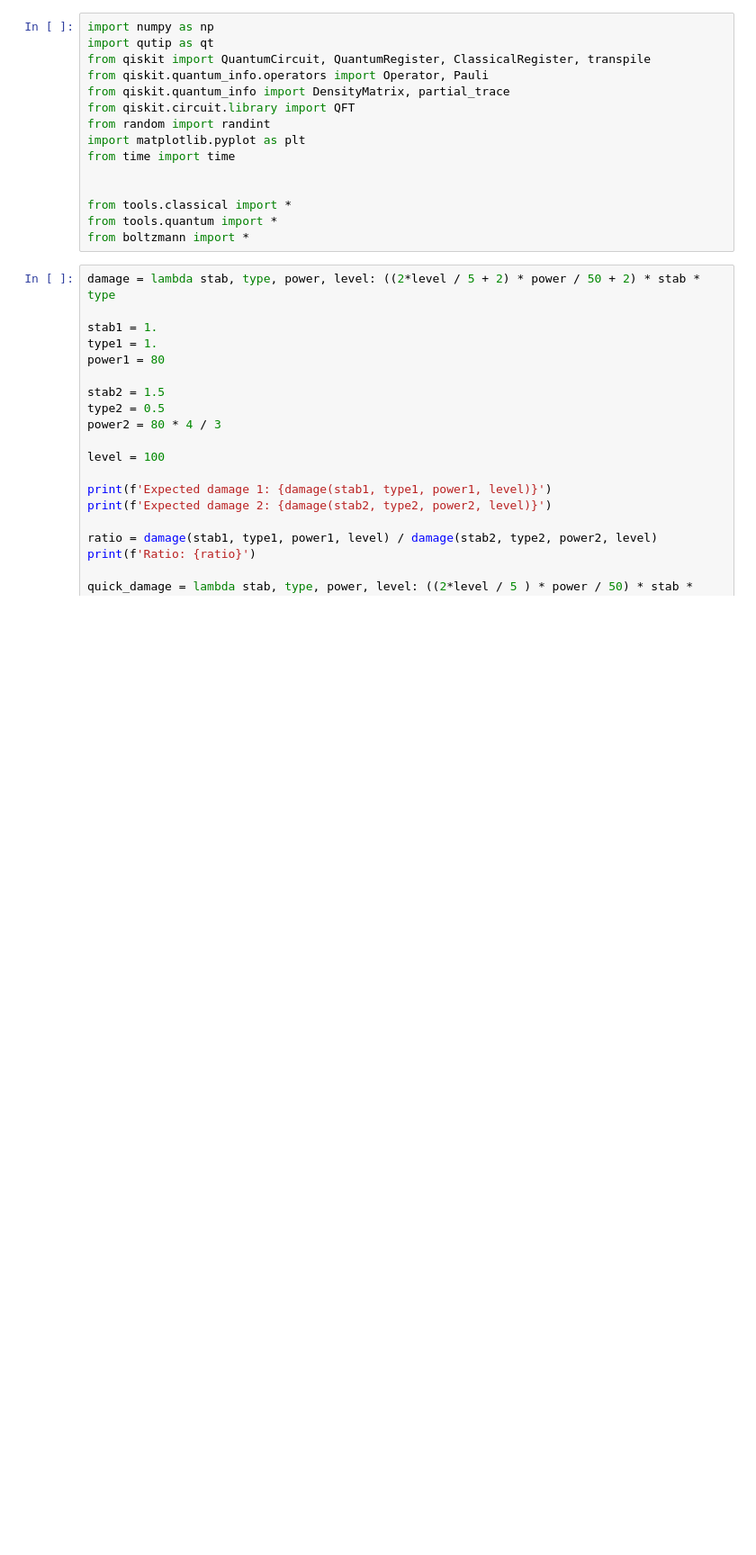
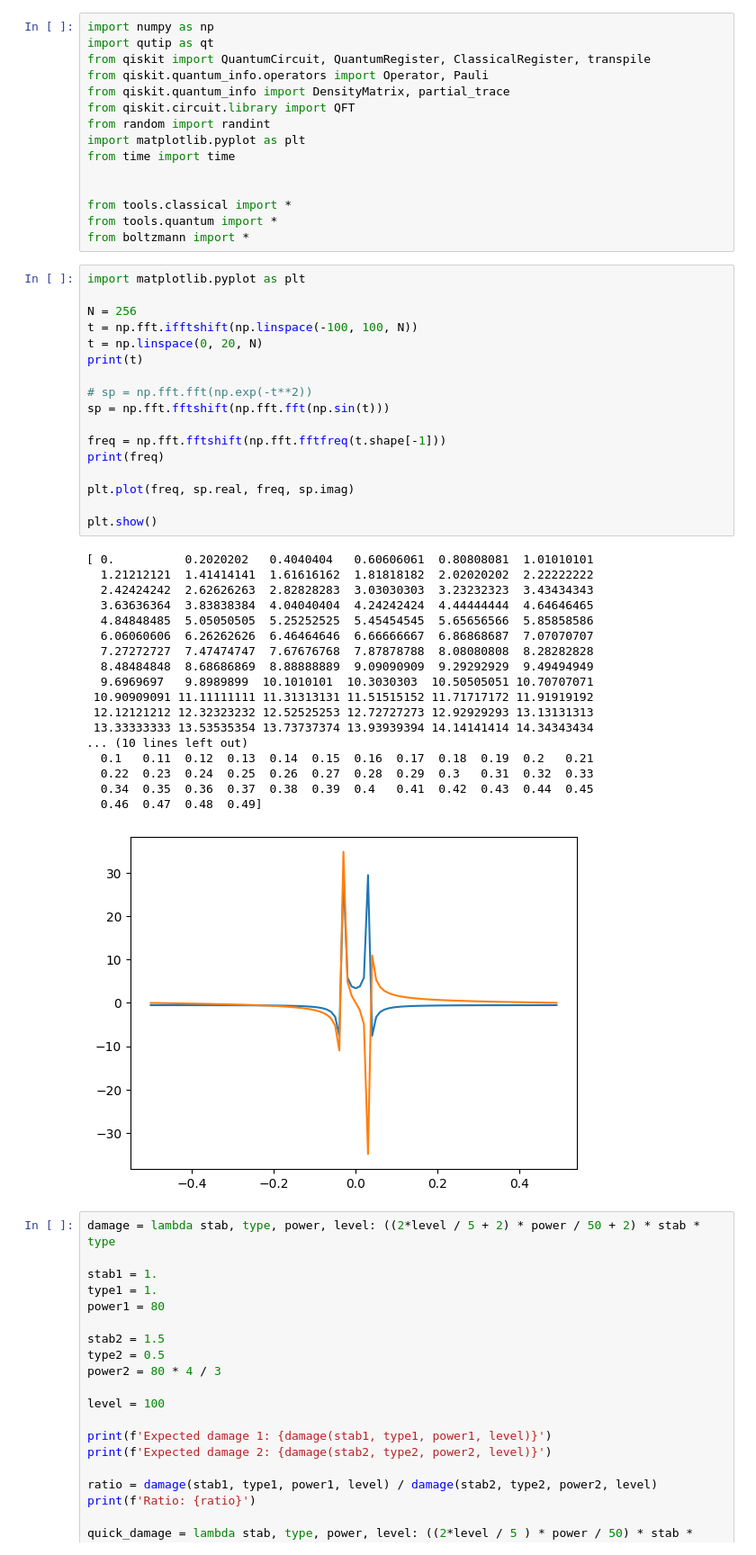
Before and after one commit to tembence/QuantumFurnace.jl, a Jupyter notebook: playground.ipynb, the cells around one changed output. Shown at 90% size. Saved outputs shown, nothing was run; the diff lists cells and outputs as text; blank space fills up the shorter version.

```diff
--- a/playground.ipynb
+++ b/playground.ipynb
@@ -13,6 +13,42 @@ from time import time
 from tools.classical import *
 from tools.quantum import *
 from boltzmann import *
+# %%
+import matplotlib.pyplot as plt
+
+N = 256
+t = np.fft.ifftshift(np.linspace(-100, 100, N))
+t = np.linspace(0, 20, N)
+print(t)
+
+# sp = np.fft.fft(np.exp(-t**2))
+sp = np.fft.fftshift(np.fft.fft(np.sin(t)))
+
+freq = np.fft.fftshift(np.fft.fftfreq(t.shape[-1]))
+print(freq)
+
+plt.plot(freq, sp.real, freq, sp.imag)
+
+plt.show()
+# %% [output]
+[ 0.          0.2020202   0.4040404   0.60606061  0.80808081  1.01010101
+  1.21212121  1.41414141  1.61616162  1.81818182  2.02020202  2.22222222
+  2.42424242  2.62626263  2.82828283  3.03030303  3.23232323  3.43434343
+  3.63636364  3.83838384  4.04040404  4.24242424  4.44444444  4.64646465
+  4.84848485  5.05050505  5.25252525  5.45454545  5.65656566  5.85858586
+  6.06060606  6.26262626  6.46464646  6.66666667  6.86868687  7.07070707
+  7.27272727  7.47474747  7.67676768  7.87878788  8.08080808  8.28282828
+  8.48484848  8.68686869  8.88888889  9.09090909  9.29292929  9.49494949
+  9.6969697   9.8989899  10.1010101  10.3030303  10.50505051 10.70707071
+ 10.90909091 11.11111111 11.31313131 11.51515152 11.71717172 11.91919192
+ 12.12121212 12.32323232 12.52525253 12.72727273 12.92929293 13.13131313
+ 13.33333333 13.53535354 13.73737374 13.93939394 14.14141414 14.34343434
+... (10 lines left out)
+  0.1   0.11  0.12  0.13  0.14  0.15  0.16  0.17  0.18  0.19  0.2   0.21
+  0.22  0.23  0.24  0.25  0.26  0.27  0.28  0.29  0.3   0.31  0.32  0.33
+  0.34  0.35  0.36  0.37  0.38  0.39  0.4   0.41  0.42  0.43  0.44  0.45
+  0.46  0.47  0.48  0.49]
+[figure, added]
 # %%
 damage = lambda stab, type, power, level: ((2*level / 5 + 2) * power / 50 + 2) * stab * type
 
```
Also changed, not shown: 14 other files.
